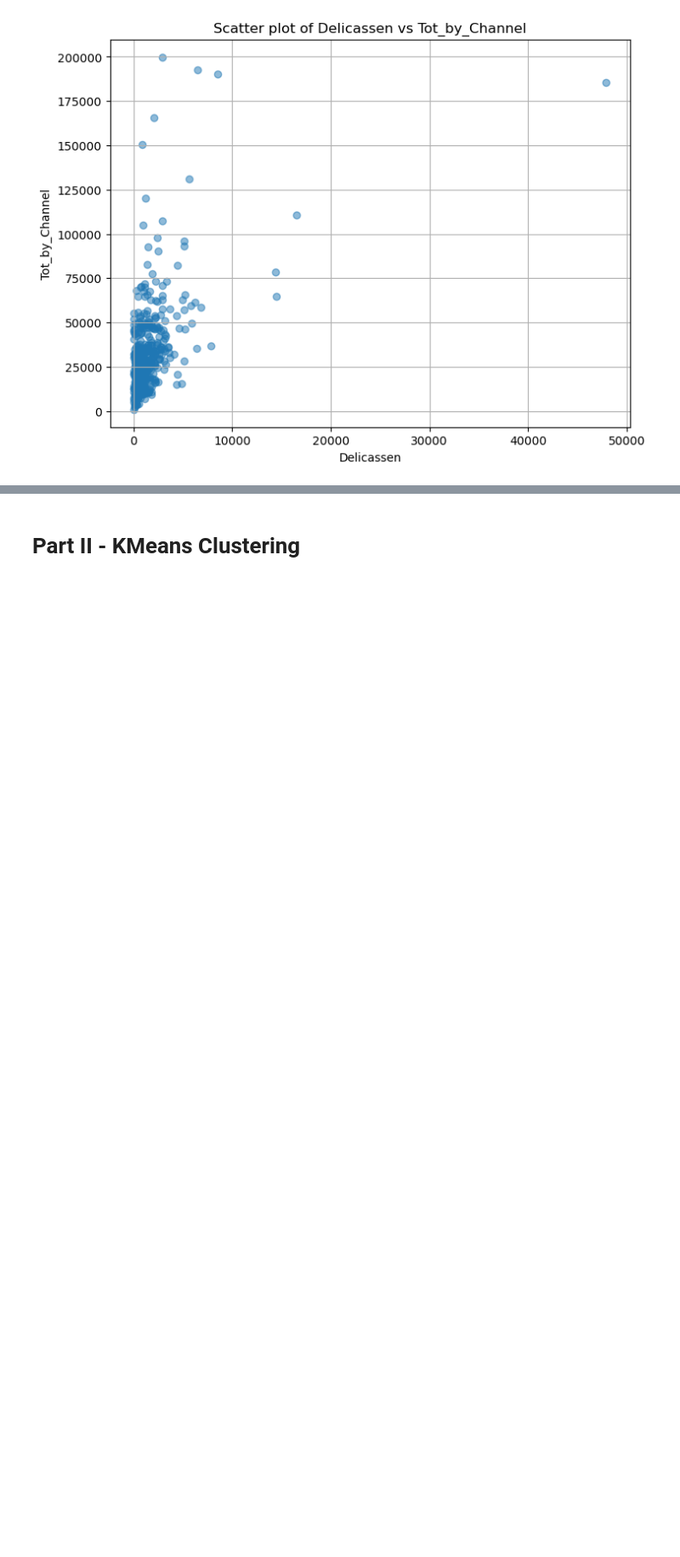
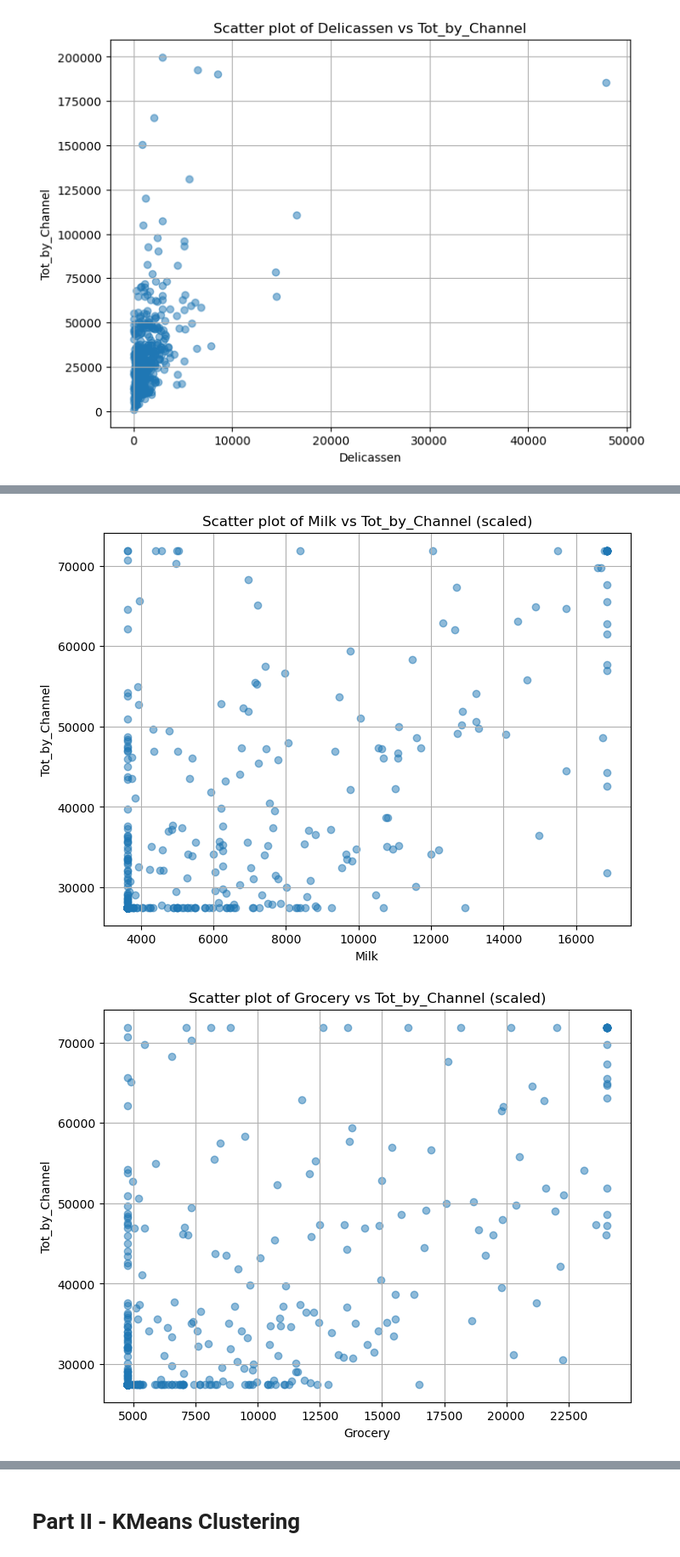
Before and after one commit to inn-ctrl/ml-project-unsupervised-learning, a Jupyter notebook: Unsupervised Learning - Project.ipynb, the cells around one changed output, grey strips where cells are left out. Shown: that part at 85% size. Cells and saved outputs as stored; diff of their text form; code cells hidden in the pictures; blank space fills up the shorter version.

```diff
--- a/Unsupervised Learning - Project.ipynb
+++ b/Unsupervised Learning - Project.ipynb
@@ -78,17 +132,0 @@ for col in columns:
-# %%
-columns = ['Fresh', 'Milk', 'Grocery', 'Frozen', 'Detergents_Paper', 'Delicassen']  # List of columns to create scatter plots for
-target_column ='Tot_by_Channel'  # Name of the target column
-
-scaler = RobustScaler()
-df_scaled = df.copy()
-df_scaled[columns] = scaler.fit_transform(df_scaled[columns])
-
-# Visualize the scaled data
-for col in columns:
-    plt.figure(figsize=(8, 6))
-    plt.scatter(df_scaled[col], df_scaled[target_column], alpha=0.5)
-    plt.title(f"Scatter plot of {col} vs {target_column} (scaled)")
-    plt.xlabel(col)
-    plt.ylabel(target_column)
-    plt.grid(True)
-    plt.show()
@@ -101,0 +211,24 @@ for col in columns:
+# %%
+up = df.quantile(0.95)
+bottom = df.quantile(0.5)
+
+clipped_df = df.clip(upper=up, lower=bottom, axis = 1)
+new_df_cols = ['Milk', 'Grocery', 'Frozen', 'Detergents_Paper', 'Delicassen', 'Tot_by_Channel']
+target_column ='Tot_by_Channel'
+new_df = clipped_df[new_df_cols]
+new_df
+
+# Visualize the clipped data
+for col in new_df_cols:
+    plt.figure(figsize=(8, 6))
+    plt.scatter(new_df[col], new_df[target_column], alpha=0.5)
+    plt.title(f"Scatter plot of {col} vs {target_column} (scaled)")
+    plt.xlabel(col)
+    plt.ylabel(target_column)
+    plt.grid(True)
+    plt.show()
+
+#These graphs are a bit better compared to the df dataset because now there are no outliers (we clipped them). Now the new dataset can be defined where there are no outliers (new_df)
+# %% [output]
+[figure, added]
+[figure, added]
```
Also changed, not shown: parts of 25 cells of this notebook.
